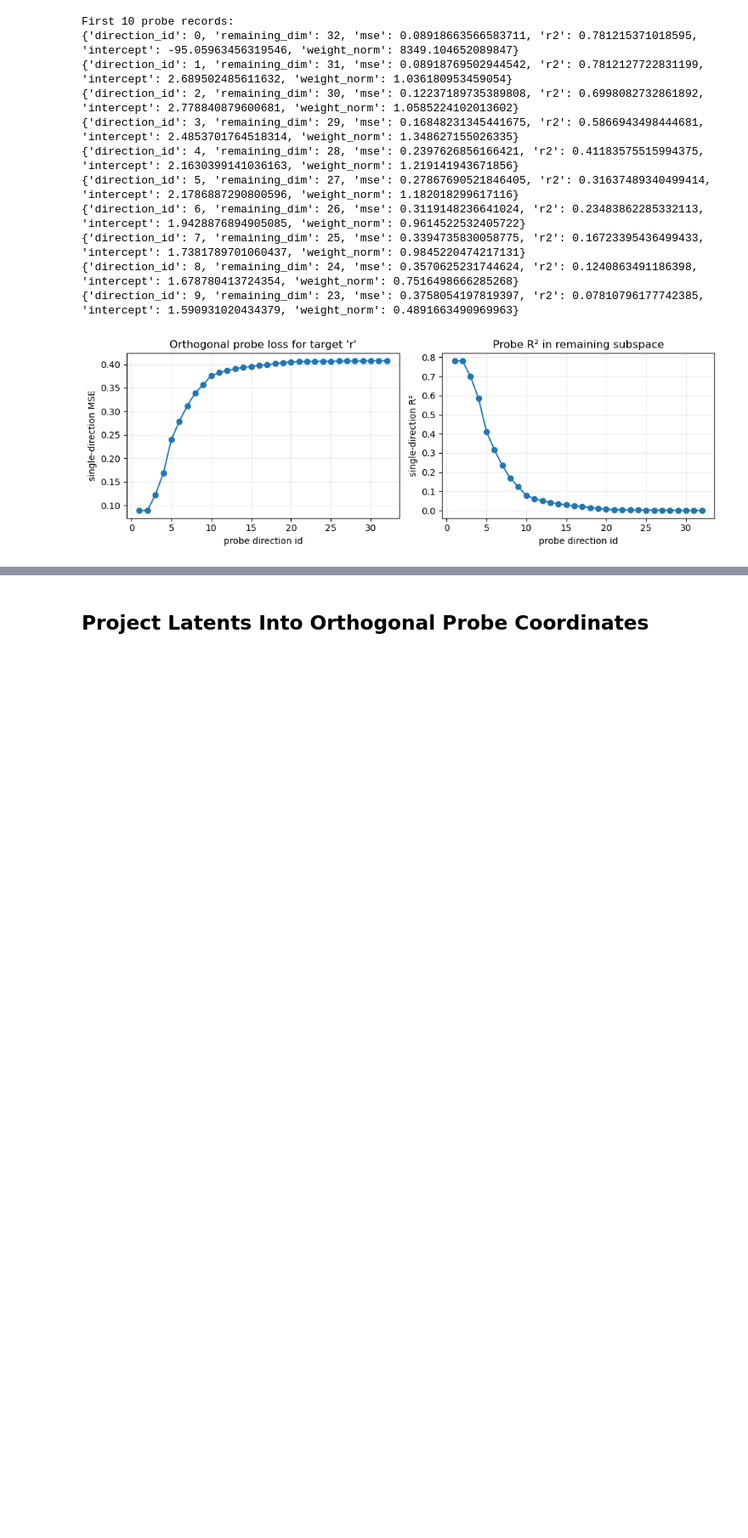
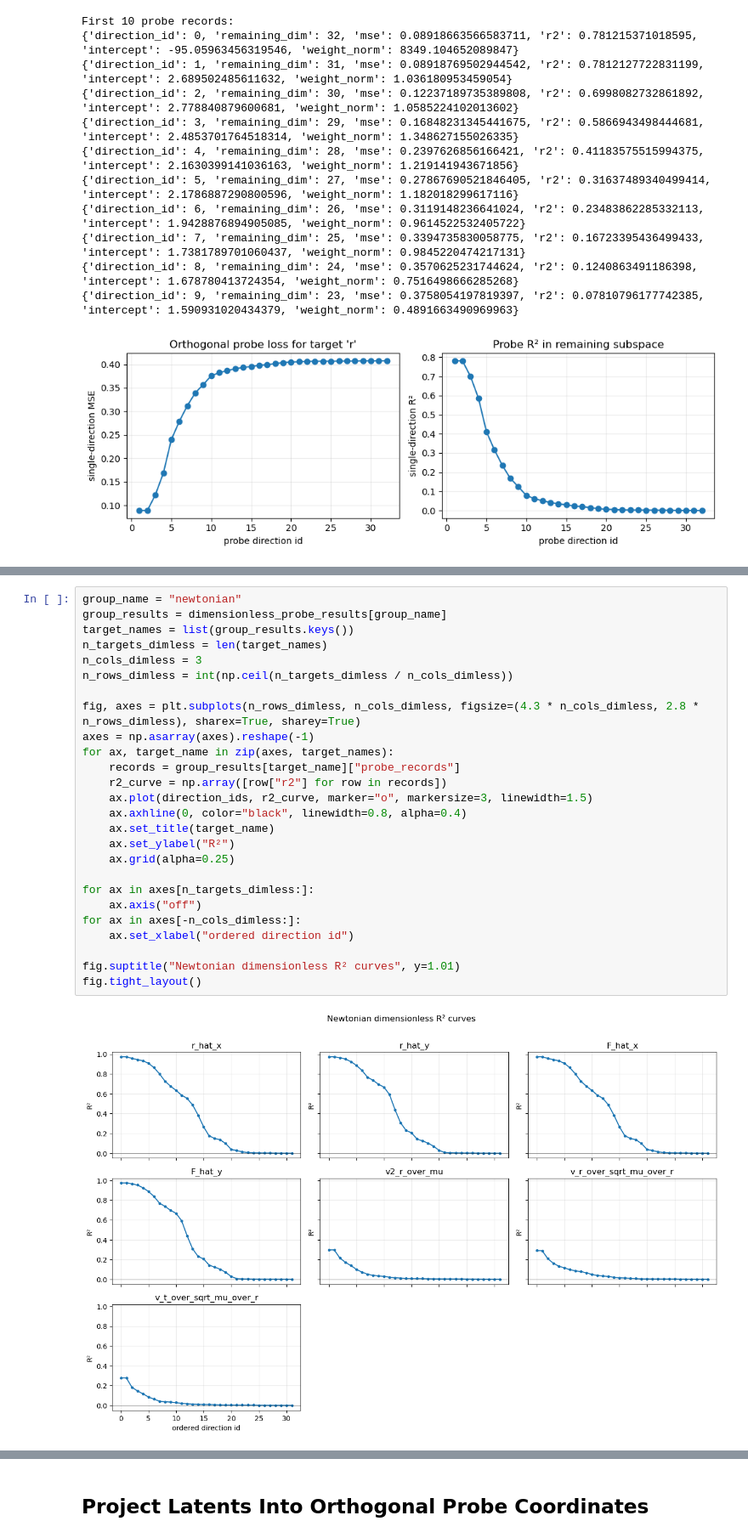
Before and after one commit to dyu056/newton-kepler, a Jupyter notebook: orthogonal_linear_probe_basis_normal_experiment.executed.ipynb, the cells around one changed output, grey strips where cells are left out. Shown at 85% size. Drawn from its saved outputs; the diff is of its cells as text; blank space fills up the shorter version.

```diff
--- a/orthogonal_linear_probe_basis_normal_experiment.executed.ipynb
+++ b/orthogonal_linear_probe_basis_normal_experiment.executed.ipynb
@@ -512,0 +712,28 @@ for target_name in target_plot_order:
+# %%
+group_name = "newtonian"
+group_results = dimensionless_probe_results[group_name]
+target_names = list(group_results.keys())
+n_targets_dimless = len(target_names)
+n_cols_dimless = 3
+n_rows_dimless = int(np.ceil(n_targets_dimless / n_cols_dimless))
+
+fig, axes = plt.subplots(n_rows_dimless, n_cols_dimless, figsize=(4.3 * n_cols_dimless, 2.8 * n_rows_dimless), sharex=True, sharey=True)
+axes = np.asarray(axes).reshape(-1)
+for ax, target_name in zip(axes, target_names):
+    records = group_results[target_name]["probe_records"]
+    r2_curve = np.array([row["r2"] for row in records])
+    ax.plot(direction_ids, r2_curve, marker="o", markersize=3, linewidth=1.5)
+    ax.axhline(0, color="black", linewidth=0.8, alpha=0.4)
+    ax.set_title(target_name)
+    ax.set_ylabel("R²")
+    ax.grid(alpha=0.25)
+
+for ax in axes[n_targets_dimless:]:
+    ax.axis("off")
+for ax in axes[-n_cols_dimless:]:
+    ax.set_xlabel("ordered direction id")
+
+fig.suptitle("Newtonian dimensionless R² curves", y=1.01)
+fig.tight_layout()
+# %% [output]
+[figure, added]
```
Also changed, not shown: parts of 34 cells of this notebook, 1 other file.
